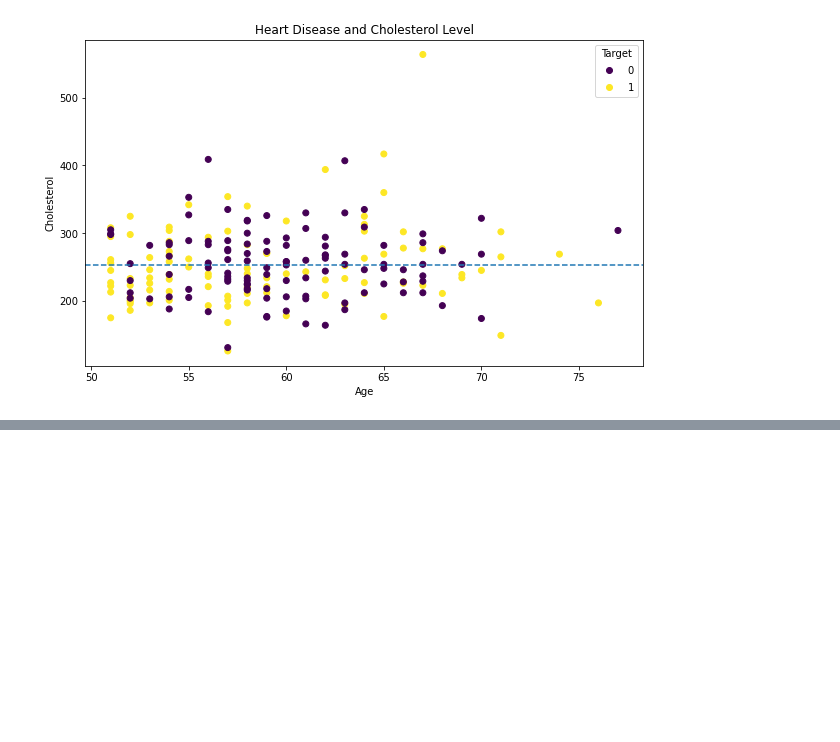
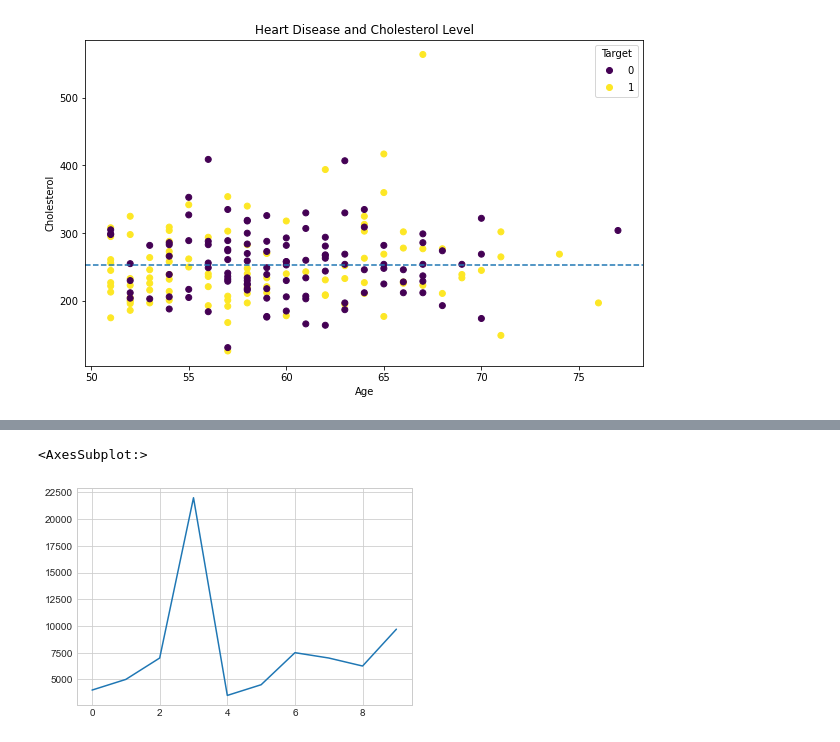
Before and after one commit to bhupendpatil/Practice, a Jupyter notebook: Data Analysis/Matplotlib/introduction-to-matplotlib.ipynb, the cells around one changed output, grey strips where cells are left out. Cells and saved outputs as stored; diff of their text form; code cells hidden in the pictures; blank space fills up the shorter version.

```diff
--- a/Data Analysis/Matplotlib/introduction-to-matplotlib.ipynb
+++ b/Data Analysis/Matplotlib/introduction-to-matplotlib.ipynb
@@ -441,0 +528,5 @@ ax.axhline(over_50["chol"].mean(),ls="--")
+# %%
+car_sales["Price"].plot()
+# %% [output]
+<AxesSubplot:>
+[figure, added]
```
Also changed, not shown: parts of 23 cells of this notebook.
